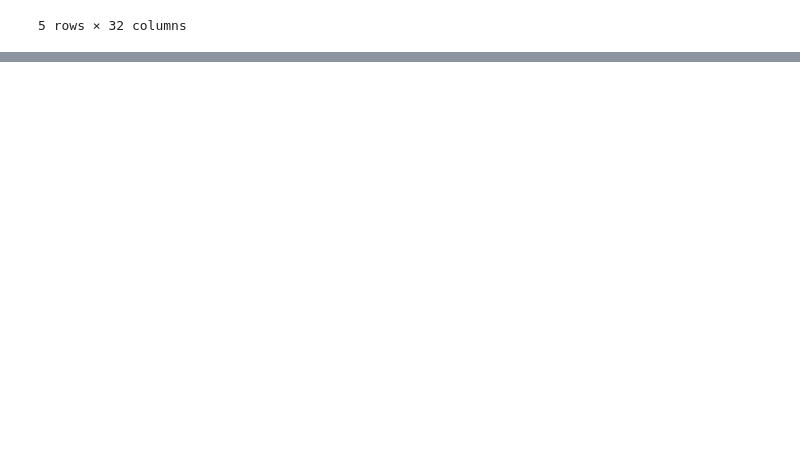
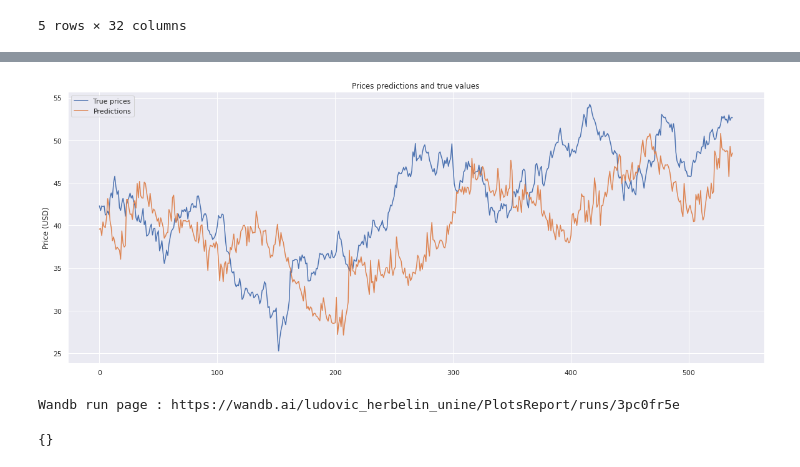
Before and after one commit to Naralas/StonksMarketPrediction, a Jupyter notebook: notebooks/Plots_report.ipynb, the cells around one changed output, grey strips where cells are left out. Saved outputs shown, nothing was run; the diff lists cells and outputs as text; code cells hidden in the pictures; blank space fills up the shorter version.

```diff
--- a/notebooks/Plots_report.ipynb
+++ b/notebooks/Plots_report.ipynb
@@ -61,0 +90,11 @@ plt.show()
+# %%
+days_predict_feature_set = {
+    1:['Volume', 'Close', 'LowLen', 'Difference', 'BG_L_Band', 'GAP', 'MACD_diff'],
+    5:['Volume', 'Close', 'LowLen', 'Difference', 'SMA(20) - SMA(10)', 'BG_H_Band_Indicator', 'MACD'],
+    10:['Volume', 'Close', 'BodyLen', 'Difference', 'SMA(20) - SMA(10)', 'EMA_Diff', 'MACD_diff'],
+    20:['Volume', 'Close', 'LowLen', 'Difference', 'EMA(14)', 'BG_H_Band', 'MACD_diff'],
+    50:['Volume', 'Close', 'LowLen', 'Difference', 'BG_L_Band','GAP','MACD_diff'],
+}
+# %%
+quot = 'AAL'
+predict_n = 20
@@ -61,0 +107,26 @@ plt.show()
+# %%
+from datasets.stocks_data_wrapper import StocksDataWrapper
+data_wrapper = StocksDataWrapper.read_from(f"{DATA_PATH}{quot}{FILE_SUFFIX}", compute_features=True,
+                                           predict_n=predict_n, thresh_diff=None, normalize=True)
+
+
+X_train, X_test, y_train, y_test = data_wrapper.get_datasets(n_splits=1, val_size=0.2,
+                                                             y_column='NextPrice',
+                                                             features_list=days_predict_feature_set[predict_n])
+
+
+
+reg = LinearRegression(normalize=False, fit_intercept=True)
+reg.fit(X_train, y_train)
+
+y_pred = reg.predict(X_test)
+# %%
+from helpers.plots_helper import plot_predictions
+
+scaled_preds = data_wrapper.get_unscaled_values(y_pred, 'Close')
+scaled_labels = data_wrapper.get_unscaled_values(y_test, 'Close')
+
+plot_predictions(scaled_labels, scaled_preds)
+plt.show()
+# %% [output]
+[figure, added]
@@ -61,0 +152,14 @@ plt.show()
+# %%
+X_train, X_test, y_train, y_test = data_wrapper.get_datasets(n_splits=1, val_size=0.2,
+                                                             y_column='NextPrice', sequences=True, seq_len=5,
+                                                             features_list=days_predict_feature_set[predict_n])
+train_set = tf.data.Dataset.from_tensor_slices((X_train, y_train)).batch(config_dict['batch_size'])
+test_set = tf.data.Dataset.from_tensor_slices((X_test, y_test)).batch(config_dict['batch_size'])
+
+model = LSTMModel(config_dict, seq_len, len(days_predict_feature_set[predict_n]), output_dim=1,
+                  learning_rate=config_dict['learning_rate'], loss='mae', metrics=['accuracy'])
+trainer = KerasRegressionTrainer(model, use_wandb=True, project_label="PlotsReport")
+trainer.train(train_set)
+# %% [output]
+Wandb run page : https://wandb.ai/ludovic_herbelin_unine/PlotsReport/runs/3pc0fr5e
+{}
```
Also changed, not shown: parts of 9 cells of this notebook, 44 other files.
